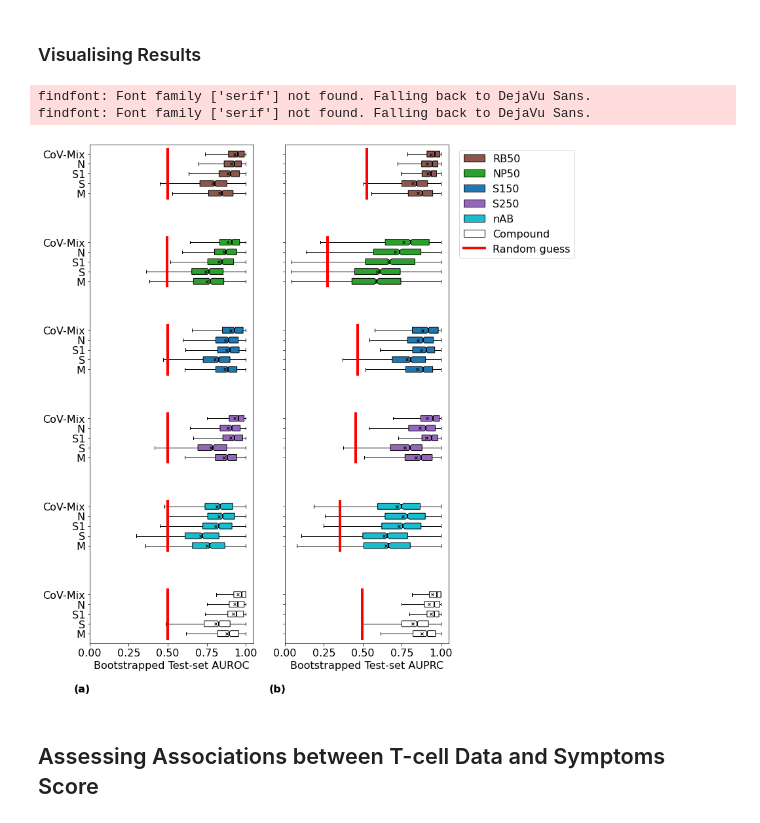
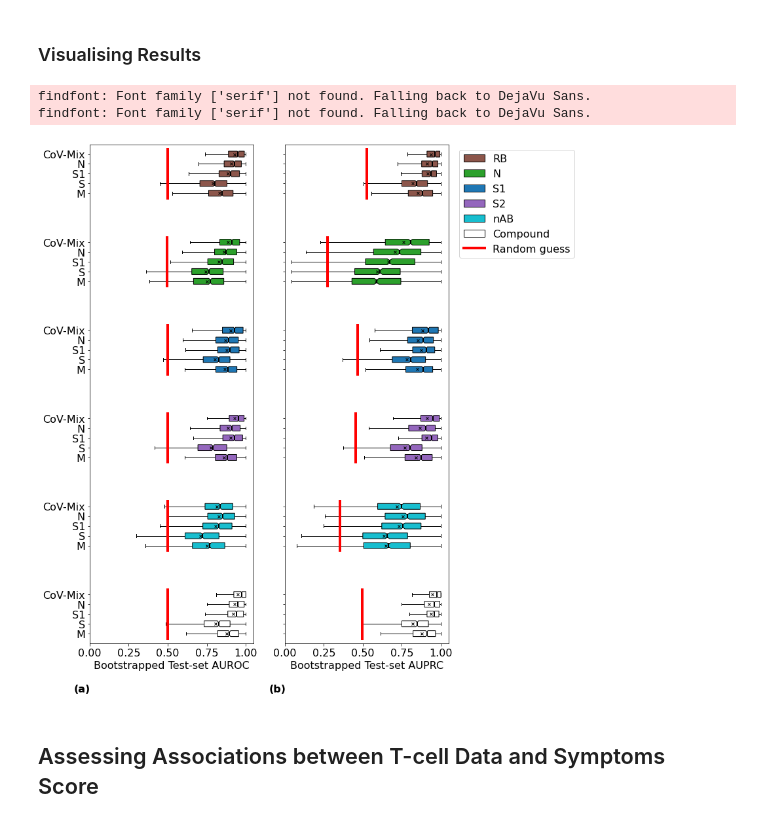
Before and after one commit to i6092467/t-cells-response-sars-cov-2, a Jupyter notebook: final_analysis.ipynb, the cells around one changed output. Saved outputs shown, nothing was run; the diff lists cells and outputs as text; code cells hidden in the pictures.

```diff
--- a/final_analysis.ipynb
+++ b/final_analysis.ipynb
@@ -1137,36 +1140,36 @@ colors = ['tab:cyan' for i in range(7)]
 for patch, color in zip(bx_nab['boxes'], colors):
     patch.set_facecolor(color)
 ax[1].plot([np.nanmean(metrics_proba_r_nab[:, 1]), np.nanmean(metrics_proba_r_nab[:, 1])], [-22.25, -24.75],
          c='red', linewidth=4)
 
 bx_cons = ax[1].boxplot(auprcs_cons, positions=[-27.0, -27.5, -28.0, -28.5, -29.0], showfliers=False,
                       labels=['', '', '', '', ''], notch=True, patch_artist=True, vert=False,
                       showmeans=True, medianprops=medianprops, meanprops=meanpointprops)
 colors = ['white' for i in range(7)]
 for patch, color in zip(bx_cons['boxes'], colors):
     patch.set_facecolor(color)
 ax[1].plot([np.nanmean(metrics_proba_r_cons[:, 1]), np.nanmean(metrics_proba_r_cons[:, 1])], [-26.75, -29.25],
          c='red', linewidth=4)
 
 ax[1].legend([bx_rb50["boxes"][0], bx_np50["boxes"][0], bx_s150["boxes"][0], bx_s250["boxes"][0],
            bx_nab["boxes"][0], bx_cons["boxes"][0], Line2D([0], [0], color='red', lw=4)],
-           ['RB50', 'NP50', 'S150', 'S250', 'nAB', 'Compound', 'Random guess'],
+           ['RB', 'N', 'S1', 'S2', 'nAB', 'Compound', 'Random guess'],
            loc='upper right',  bbox_to_anchor=(1.8, 1))
 
 ax[1].set_xlabel('Bootstrapped Test-set AUPRC')
 
 ax[1].set_xlim([0, 1.05])
 
 ax[1].text(-0.1, -32, '(b)', weight='bold')
 
 
 plt.tight_layout()
 
-plt.savefig(fname="figures/antibody_boxplots.png", dpi=300, bbox_inches='tight')
+plt.savefig(fname="figures/antibody_boxplots.svg", dpi=300, bbox_inches='tight')
 # %% [output]
 findfont: Font family ['serif'] not found. Falling back to DejaVu Sans.
 findfont: Font family ['serif'] not found. Falling back to DejaVu Sans.
-[figure, old version]
+[figure, new version]
 # %% [markdown]
 ## Assessing Associations between T-cell Data and Symptoms Score
 # %%
```
Also changed, not shown: parts of 4 cells of this notebook, 2 other files.
